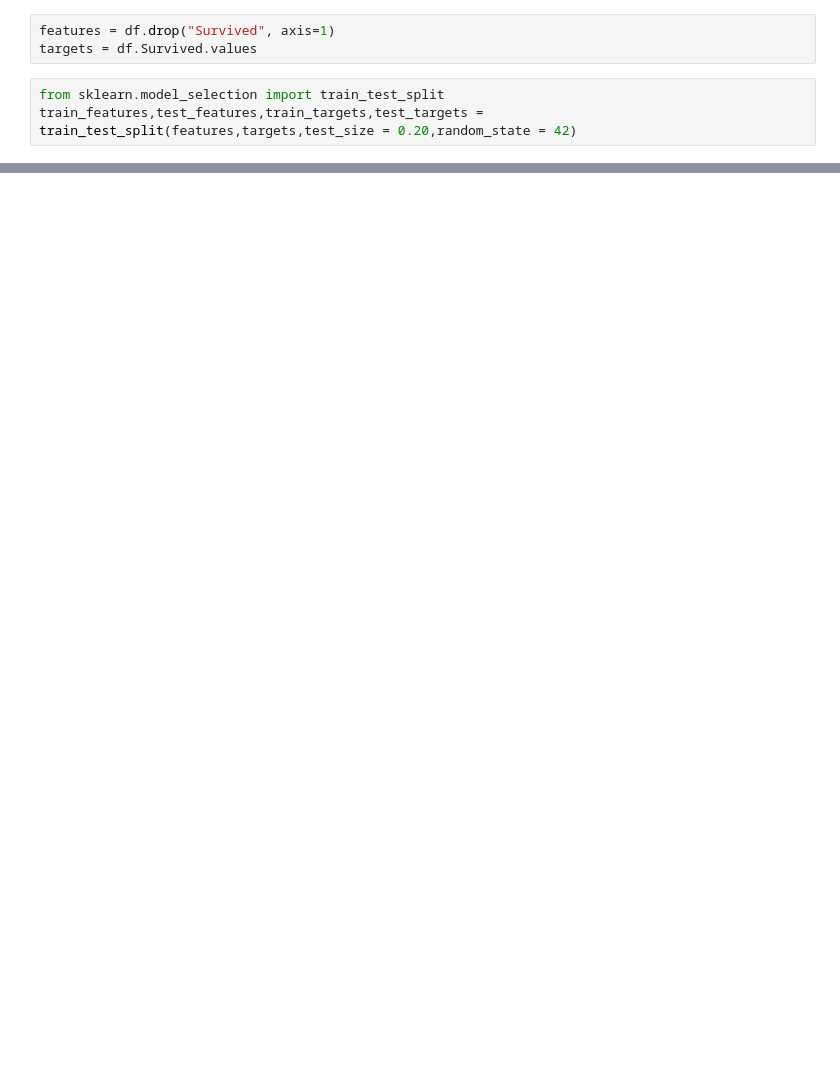
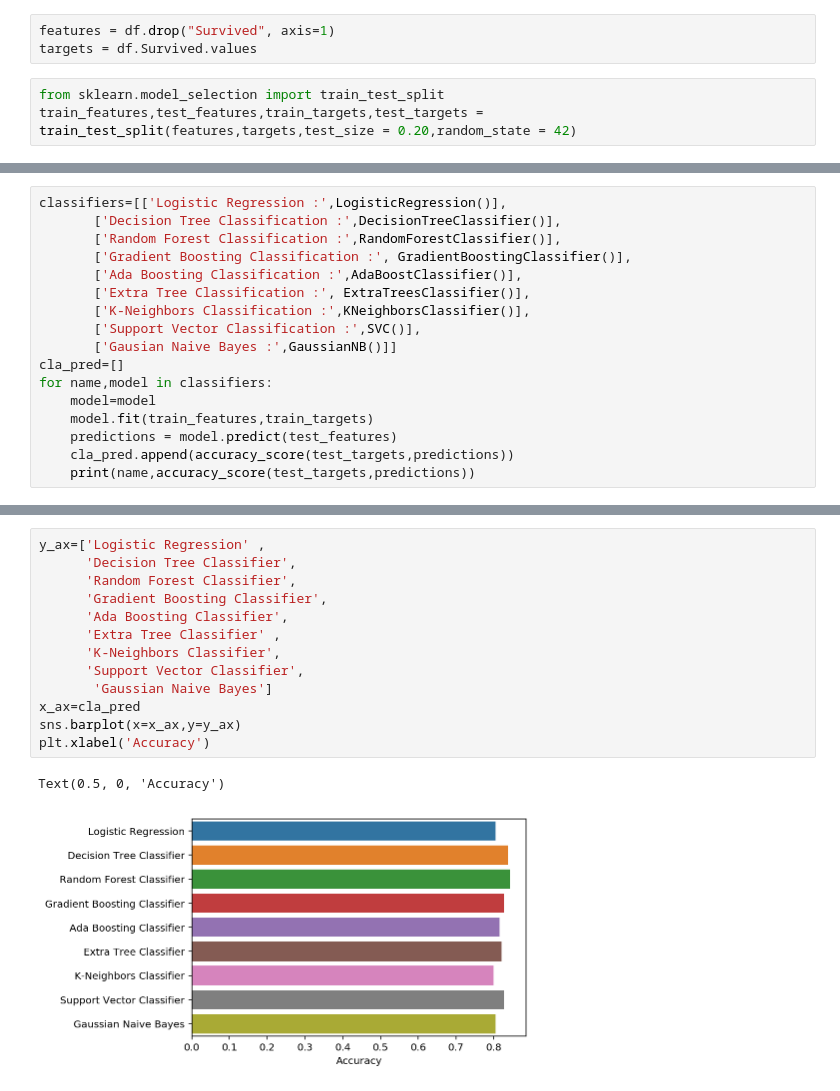
Before and after one commit to shriram2112/Deep-Machine-Learning---Kaggle-, a Jupyter notebook: Classification/titanic/Predict_Titanic_Survival.ipynb, the cells around one changed output, grey strips where cells are left out. Cells and saved outputs as stored; diff of their text form; blank space fills up the shorter version.

```diff
--- a/Classification/titanic/Predict_Titanic_Survival.ipynb
+++ b/Classification/titanic/Predict_Titanic_Survival.ipynb
@@ -548,0 +549,17 @@ sns.barplot(x='Accuracy', y='Classifier', data=log, color="b")
+# %%
+classifiers=[['Logistic Regression :',LogisticRegression()],
+       ['Decision Tree Classification :',DecisionTreeClassifier()],
+       ['Random Forest Classification :',RandomForestClassifier()],
+       ['Gradient Boosting Classification :', GradientBoostingClassifier()],
+       ['Ada Boosting Classification :',AdaBoostClassifier()],
+       ['Extra Tree Classification :', ExtraTreesClassifier()],
+       ['K-Neighbors Classification :',KNeighborsClassifier()],
+       ['Support Vector Classification :',SVC()],
+       ['Gausian Naive Bayes :',GaussianNB()]]
+cla_pred=[]
+for name,model in classifiers:
+    model=model
+    model.fit(train_features,train_targets)
+    predictions = model.predict(test_features)
+    cla_pred.append(accuracy_score(test_targets,predictions))
+    print(name,accuracy_score(test_targets,predictions))
@@ -548,0 +576,16 @@ sns.barplot(x='Accuracy', y='Classifier', data=log, color="b")
+# %%
+y_ax=['Logistic Regression' ,
+      'Decision Tree Classifier',
+      'Random Forest Classifier',
+      'Gradient Boosting Classifier',
+      'Ada Boosting Classifier',
+      'Extra Tree Classifier' ,
+      'K-Neighbors Classifier',
+      'Support Vector Classifier',
+       'Gaussian Naive Bayes']
+x_ax=cla_pred
+sns.barplot(x=x_ax,y=y_ax)
+plt.xlabel('Accuracy')
+# %% [output]
+Text(0.5, 0, 'Accuracy')
+[figure, added]
```
Also changed, not shown: parts of 25 cells of this notebook, 1 other file.
